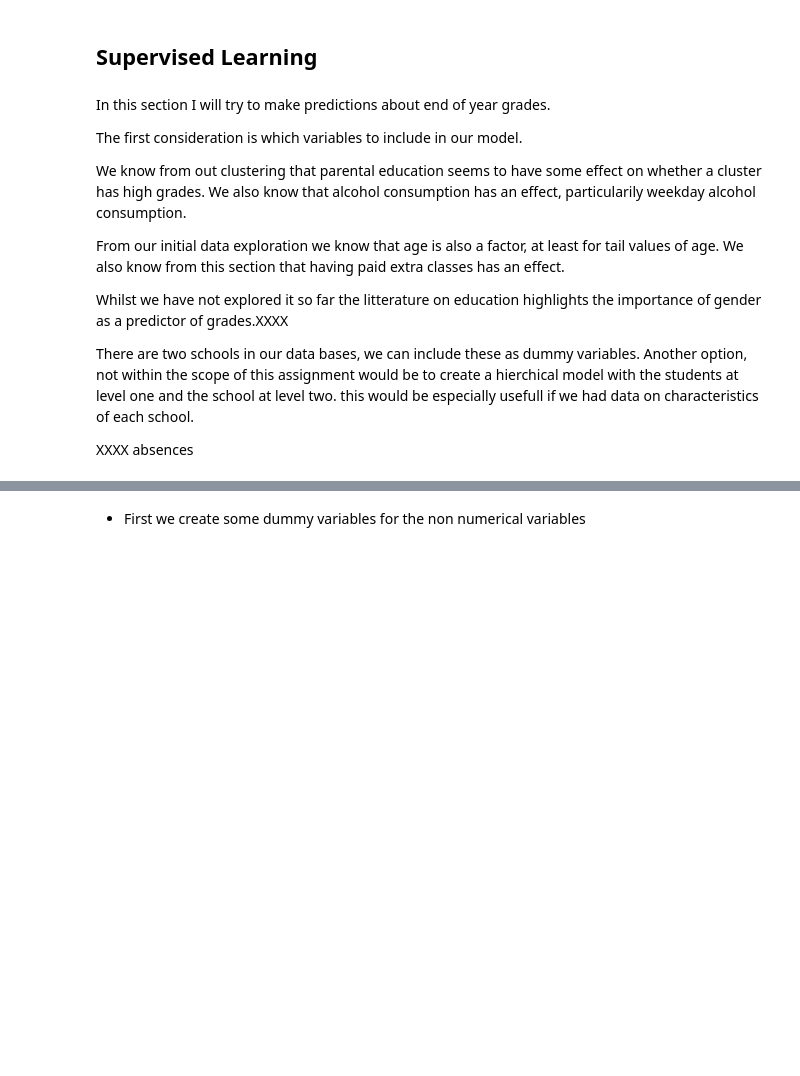
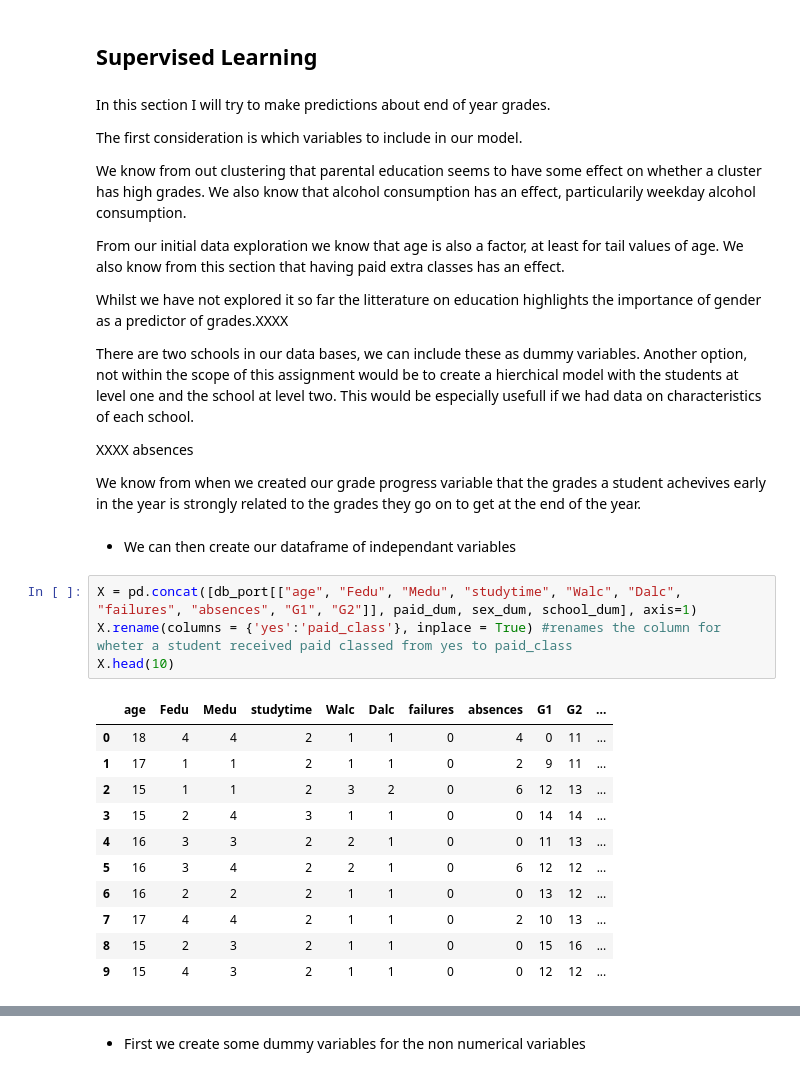
Before and after one commit to NathanKhadaroo/Liverpool, a Jupyter notebook: Liverpool2.ipynb, the cells around one changed output, grey strips where cells are left out. Drawn from its saved outputs; the diff is of its cells as text; blank space fills up the shorter version.

```diff
--- a/Liverpool2.ipynb
+++ b/Liverpool2.ipynb
@@ -532,6 +553,26 @@ From our initial data exploration we know that age is also a factor, at least fo
 
 Whilst we have not explored it so far the litterature on education highlights the importance of gender as a predictor of grades.XXXX
 
-There are two schools in our data bases, we can include these as dummy variables. Another option, not within the scope of this assignment would be to create a hierchical model with the students at level one and the school at level two. this would be especially usefull if we had data on characteristics of each school.
+There are two schools in our data bases, we can include these as dummy variables. Another option, not within the scope of this assignment would be to create a hierchical model with the students at level one and the school at level two. This would be especially usefull if we had data on characteristics of each school.
 
 XXXX absences
+
+We know from when we created our grade progress variable that the grades a student achevives early in the year is strongly related to the grades they go on to get at the end of the year.
+# %% [markdown]
+- We can then create our dataframe of independant variables
+# %%
+X = pd.concat([db_port[["age", "Fedu", "Medu", "studytime", "Walc", "Dalc", "failures", "absences", "G1", "G2"]], paid_dum, sex_dum, school_dum], axis=1)
+X.rename(columns = {'yes':'paid_class'}, inplace = True) #renames the column for wheter a student received paid classed from yes to paid_class
+X.head(10)
+# %% [output]
+|  | age | Fedu | Medu | studytime | Walc | Dalc | failures | absences | G1 | G2 | ... |
+| 0 | 18 | 4 | 4 | 2 | 1 | 1 | 0 | 4 | 0 | 11 | ... |
+| 1 | 17 | 1 | 1 | 2 | 1 | 1 | 0 | 2 | 9 | 11 | ... |
+| 2 | 15 | 1 | 1 | 2 | 3 | 2 | 0 | 6 | 12 | 13 | ... |
+| 3 | 15 | 2 | 4 | 3 | 1 | 1 | 0 | 0 | 14 | 14 | ... |
+| 4 | 16 | 3 | 3 | 2 | 2 | 1 | 0 | 0 | 11 | 13 | ... |
+| 5 | 16 | 3 | 4 | 2 | 2 | 1 | 0 | 6 | 12 | 12 | ... |
+| 6 | 16 | 2 | 2 | 2 | 1 | 1 | 0 | 0 | 13 | 12 | ... |
+| 7 | 17 | 4 | 4 | 2 | 1 | 1 | 0 | 2 | 10 | 13 | ... |
+| 8 | 15 | 2 | 3 | 2 | 1 | 1 | 0 | 0 | 15 | 16 | ... |
+| 9 | 15 | 4 | 3 | 2 | 1 | 1 | 0 | 0 | 12 | 12 | ... |
```
Also changed, not shown: parts of 22 cells of this notebook, 4 other files.
